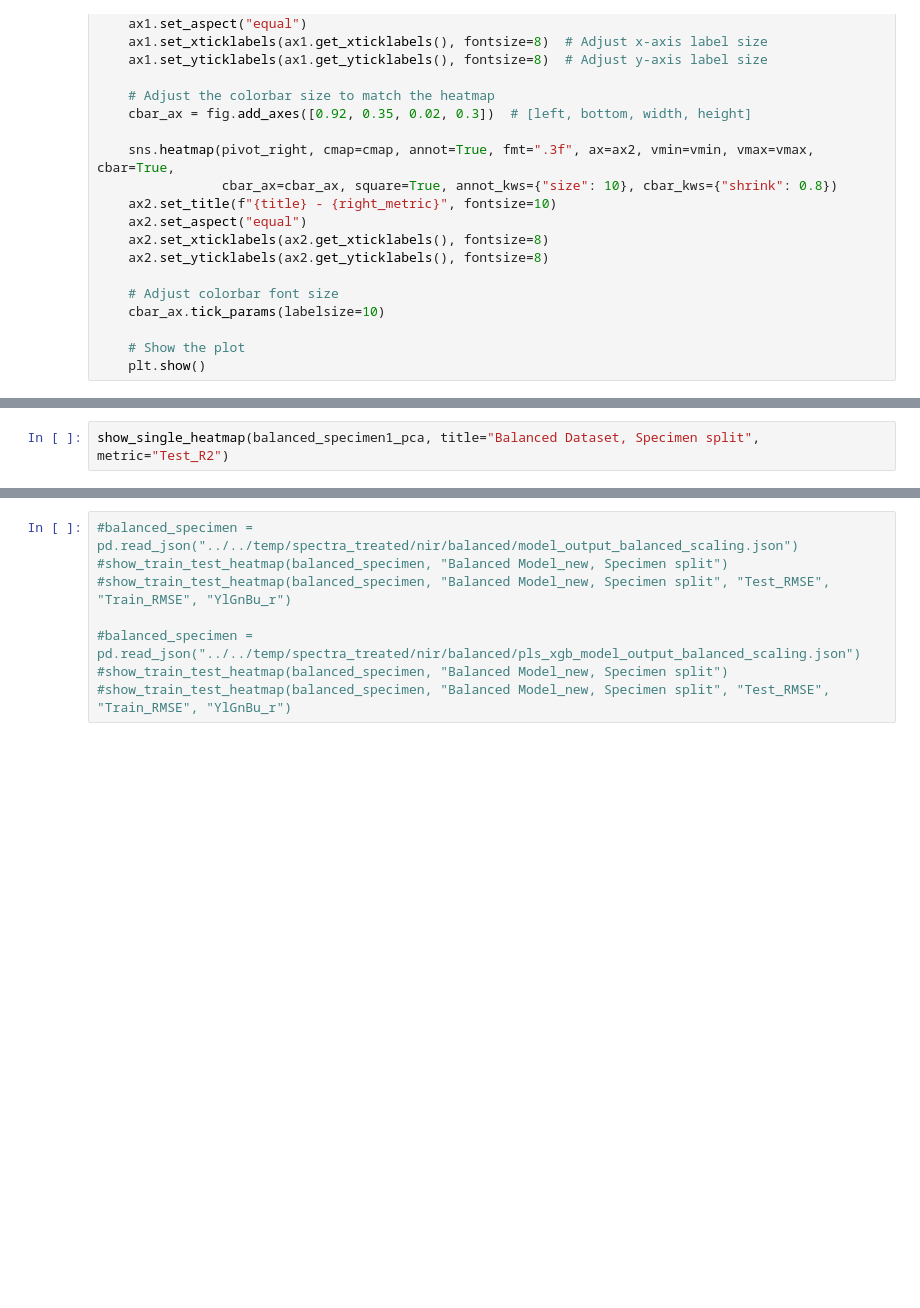
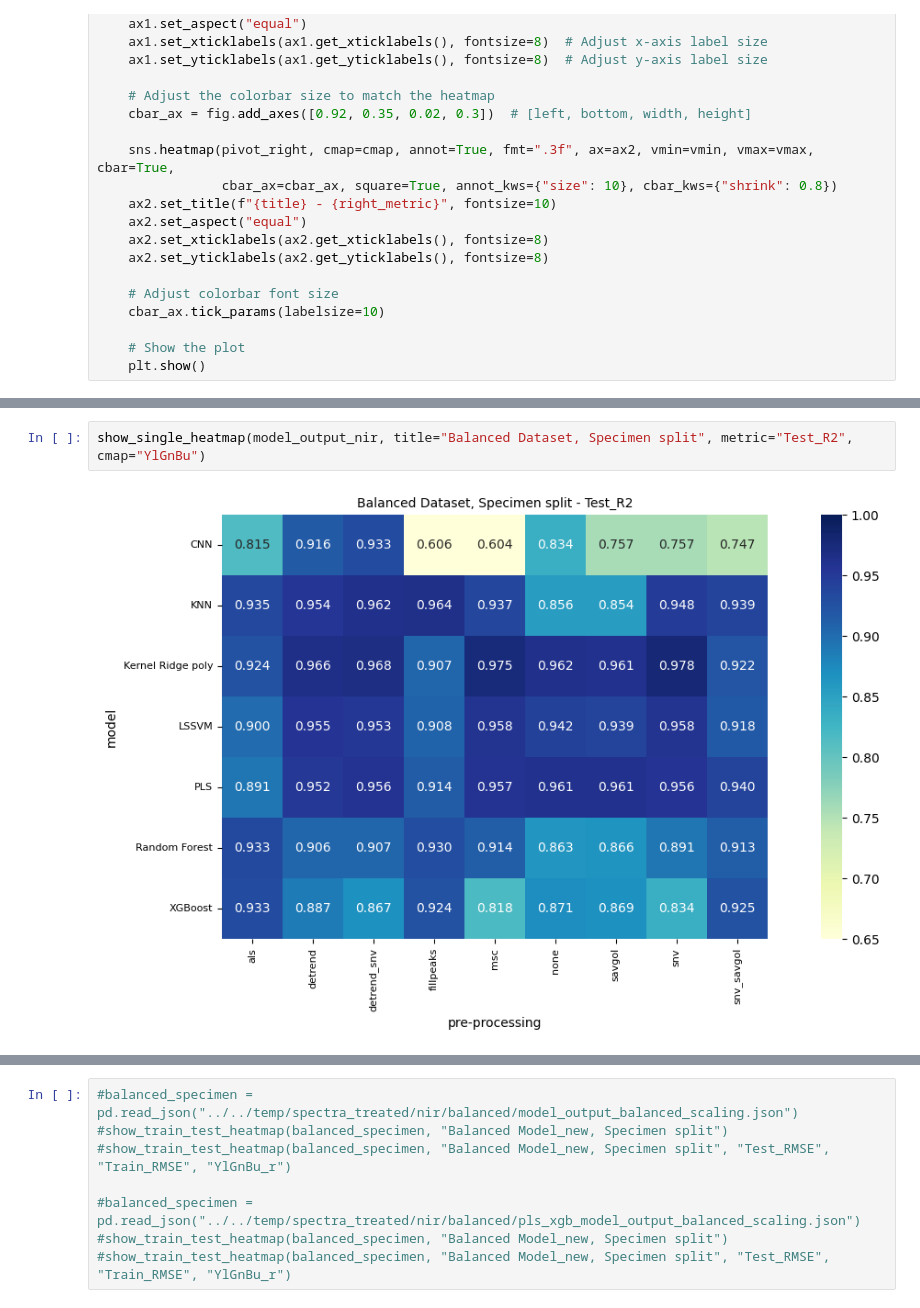
Before and after one commit to sebnemyyl/Characterization-of-cotton-polyester-textiles-using-IR-spectroscopy, a Jupyter notebook: src/notebooks/model_evaluation.ipynb, the cells around one changed output, grey strips where cells are left out. Cells and saved outputs as stored; diff of their text form; blank space fills up the shorter version.

```diff
--- a/src/notebooks/model_evaluation.ipynb
+++ b/src/notebooks/model_evaluation.ipynb
@@ -123,3 +149,5 @@ show_single_heatmap(balanced_specimen1_pca, title="Balanced Dataset, Specimen sp
 # %%
-show_single_heatmap(balanced_specimen1_pca, title="Balanced Dataset, Specimen split", metric="Test_R2")
+show_single_heatmap(model_output_nir, title="Balanced Dataset, Specimen split", metric="Test_R2", cmap="YlGnBu")
+# %% [output]
+[figure, added]
 # %%
```
Also changed, not shown: parts of 20 cells of this notebook, 2 other files.
